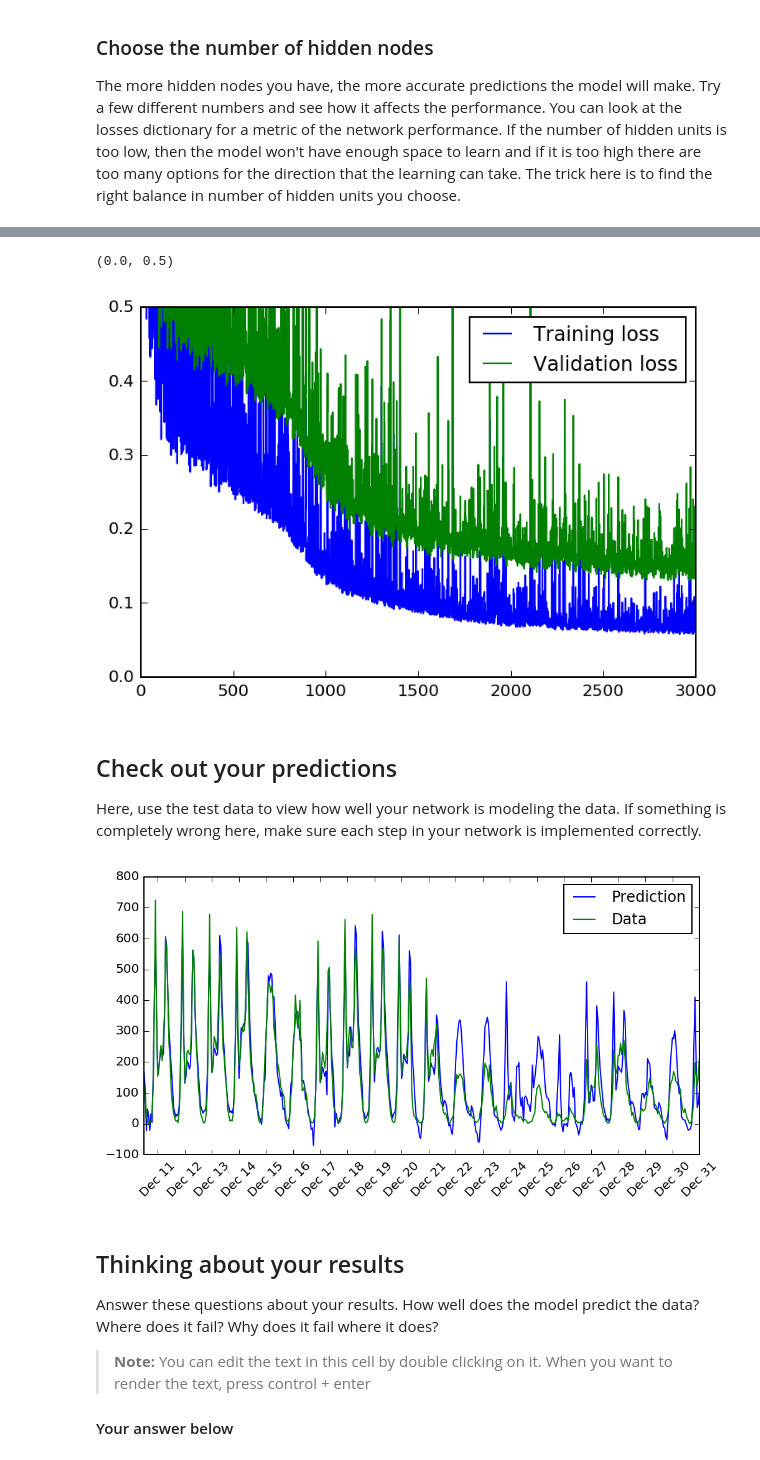
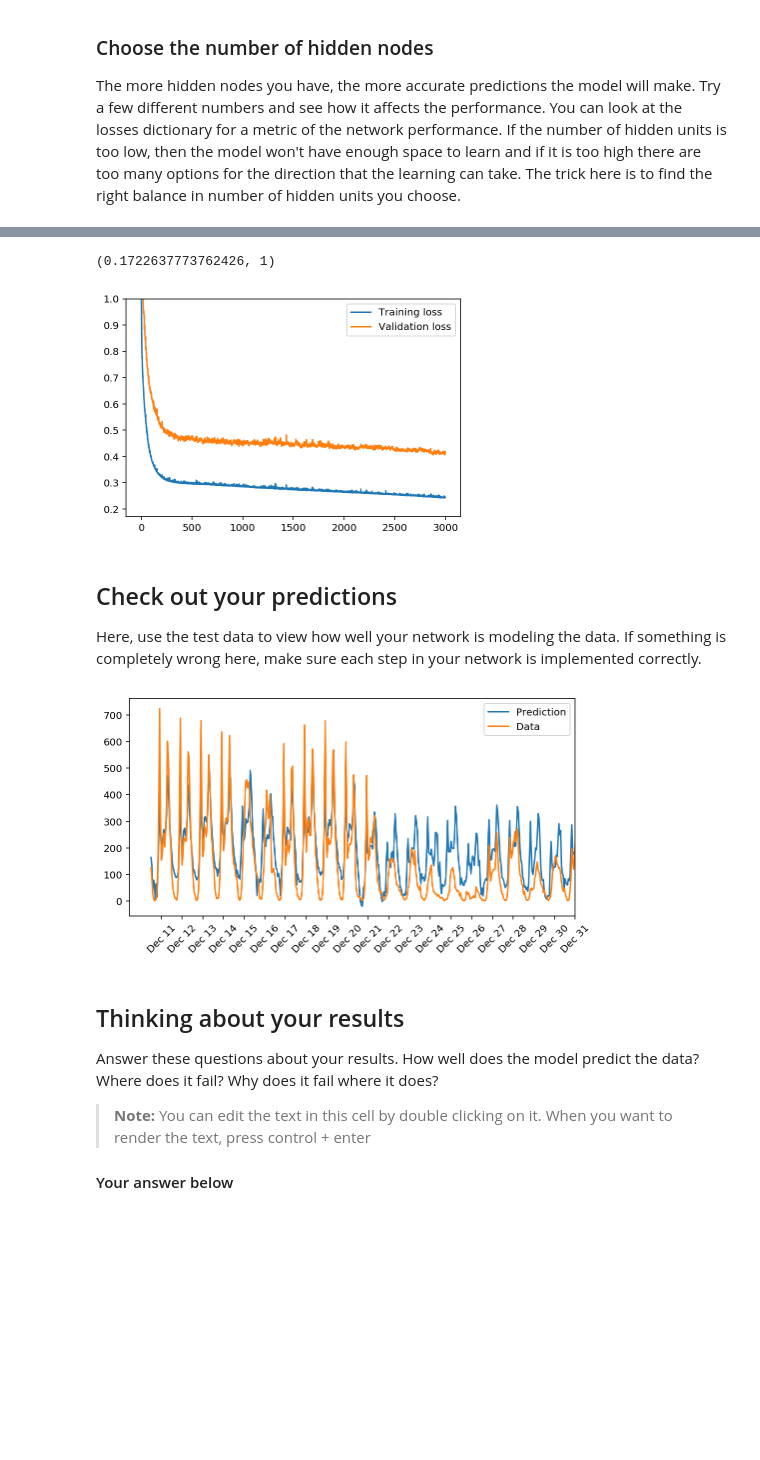
Before and after one commit to usmcamp0811/DeepLearning_NanoDegree_Projects, a Jupyter notebook: Project_1/dlnd-your-first-neural-network.ipynb, the cells around one changed output, grey strips where cells are left out. Drawn from its saved outputs; the diff is of its cells as text; code cells hidden in the pictures; blank space fills up the shorter version.

```diff
--- a/Project_1/dlnd-your-first-neural-network.ipynb
+++ b/Project_1/dlnd-your-first-neural-network.ipynb
@@ -146,16 +146,16 @@ class NeuralNetwork(object):
 
         # TODO: Output error
         output_errors = targets - final_outputs
-        output_grad = output_errors
 
-        # TODO: Backpropagated error
-        hidden_errors = np.dot(output_errors, self.weights_hidden_to_output)
-        hidden_grad = np.dot(output_grad, self.weights_hidden_to_output).T * \
-                             hidden_outputs * (1 - hidden_outputs)
+        hidden_errors = np.dot(self.weights_hidden_to_output.T, output_errors)
+        hidden_grad = hidden_outputs * (1 - hidden_outputs)
 
         # TODO: Update the weights
-        self.weights_hidden_to_output += self.lr * np.dot(output_grad, hidden_outputs.T)
-        self.weights_input_to_hidden += self.lr * hidden_grad * inputs.T
+        self.weights_hidden_to_output += self.lr * \
+            np.dot(output_errors, hidden_outputs.T)
+
+        self.weights_input_to_hidden += self.lr * \
+            np.dot((hidden_errors * hidden_grad), inputs.T)
 
 
     def run(self, inputs_list):
@@ -195,8 +195,8 @@ import sys
 
 ### Set the hyperparameters here ###
 epochs = 3000
-learning_rate = 0.01
-hidden_nodes = 200
+learning_rate = 0.001
+hidden_nodes = 24
 output_nodes = 1
 
 N_i = train_features.shape[1]
@@ -224,11 +224,11 @@ Progress: 99.9% ... Training loss: 0.074 ... Validation loss: 0.136
 # %%
 plt.plot(losses['train'], label='Training loss')
 plt.plot(losses['validation'], label='Validation loss')
 plt.legend()
-plt.ylim(ymax=0.5)
+plt.ylim(ymax=1)
 # %% [output]
-(0.0, 0.5)
+(0.1722637773762426, 1)
-[figure, old version]
+[figure, new version]
 # %% [markdown]
 ## Check out your predictions
 
@@ -248,7 +248,7 @@ dates = dates.apply(lambda d: d.strftime('%b %d'))
 ax.set_xticks(np.arange(len(dates))[12::24])
 _ = ax.set_xticklabels(dates[12::24], rotation=45)
 # %% [output]
-[figure, old version]
+[figure, new version]
 # %% [markdown]
 ## Thinking about your results
 
```
Also changed, not shown: parts of 3 cells of this notebook.
